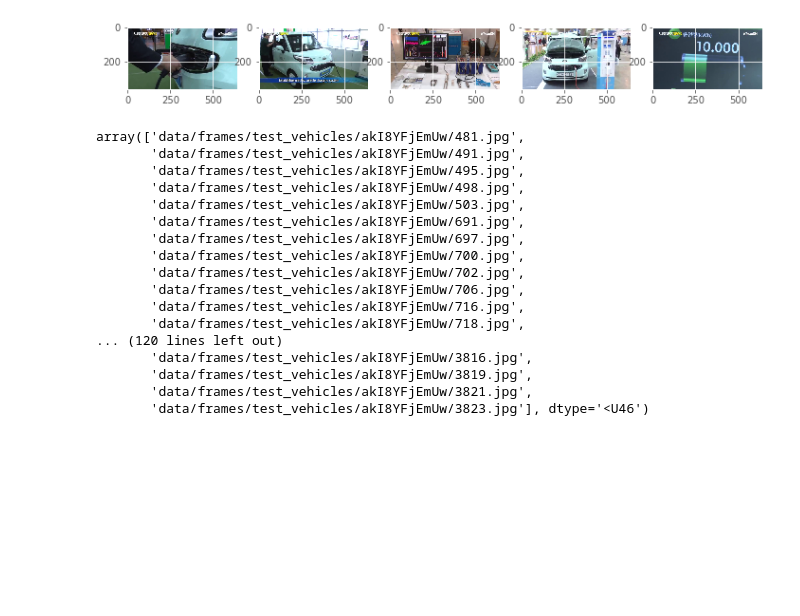
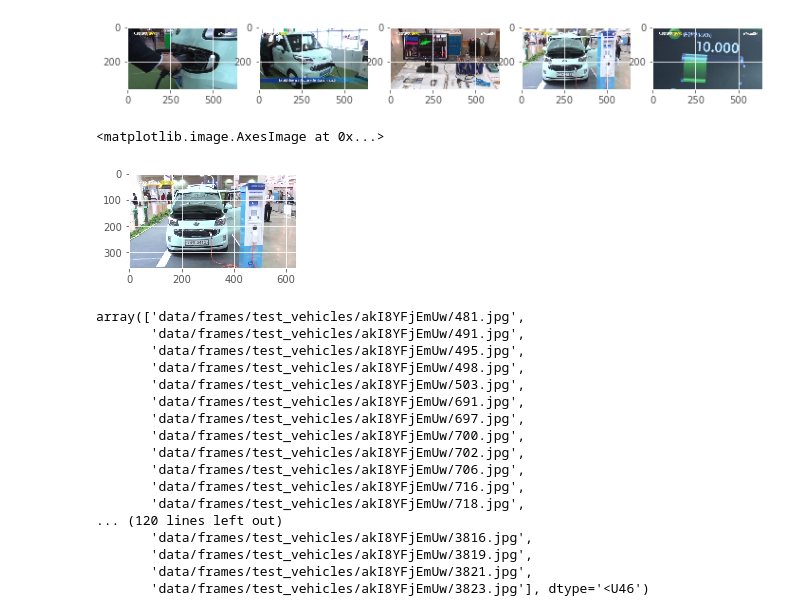
Before and after one commit to SachinGokal/capstone-final, a Jupyter notebook: sequence-based-category.ipynb, the cells around one changed output. Drawn from its saved outputs; the diff is of its cells as text; code cells hidden in the pictures; blank space fills up the shorter version.

```diff
--- a/sequence-based-category.ipynb
+++ b/sequence-based-category.ipynb
@@ -810,6 +860,12 @@ for frame, ax in zip(peak_frames_ec_actual, axs.flatten()):
   ax.imshow(plt.imread(frame))
 # %% [output]
 [figure]
+# %%
+fig, ax = plt.subplots(figsize=(3, 3))
+ax.imshow(plt.imread('data/frames/test_vehicles/akI8YFjEmUw/3656.jpg'))
+# %% [output]
+<matplotlib.image.AxesImage at 0x...>
+[figure, added]
 # %%
 peak_frames_ec_predicted = get_peak_frames(vehicles_model_predictions.flatten(), sorted_ec_frames, quantile=0.90)
 # %%
```
Also changed, not shown: parts of 6 cells of this notebook, 15 other files.
